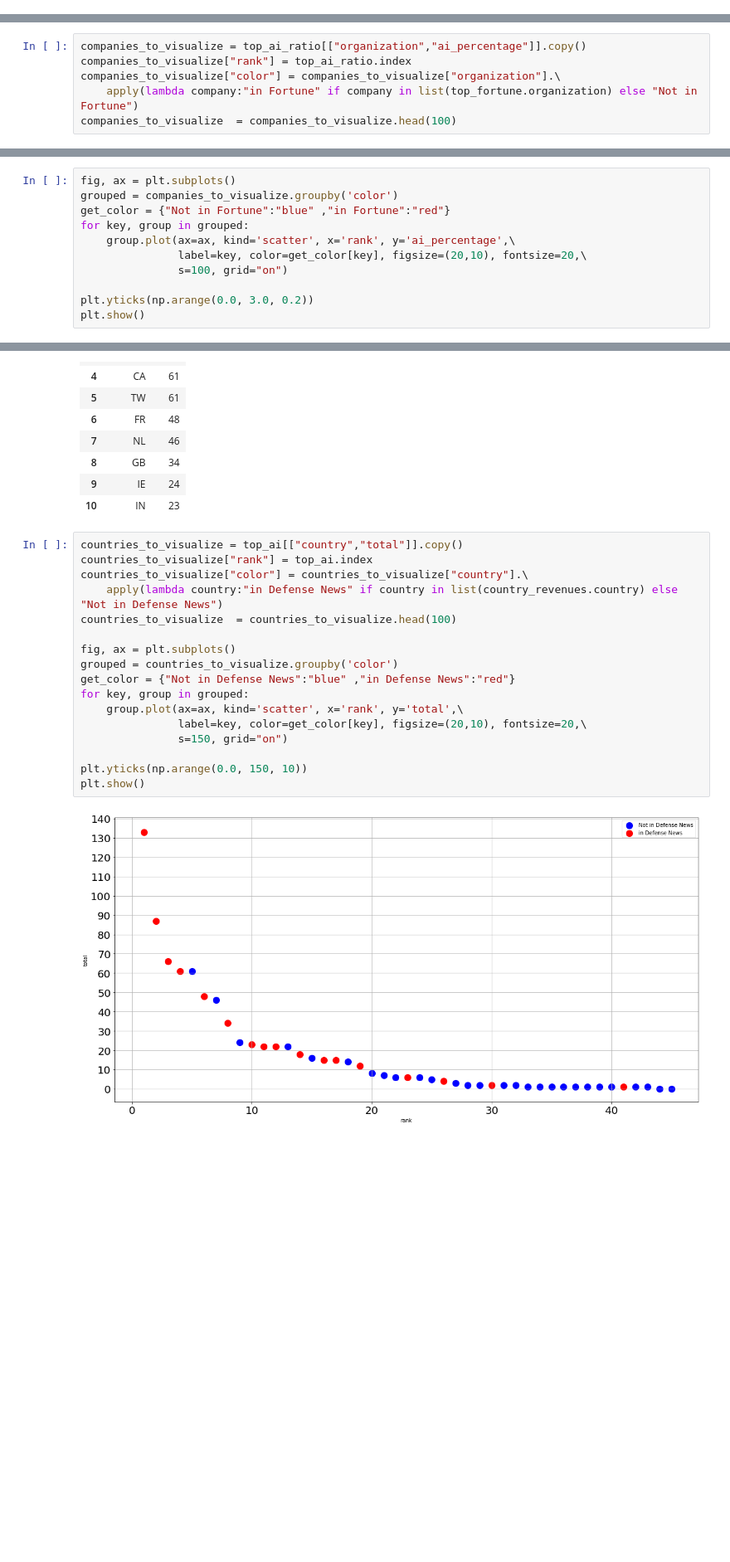
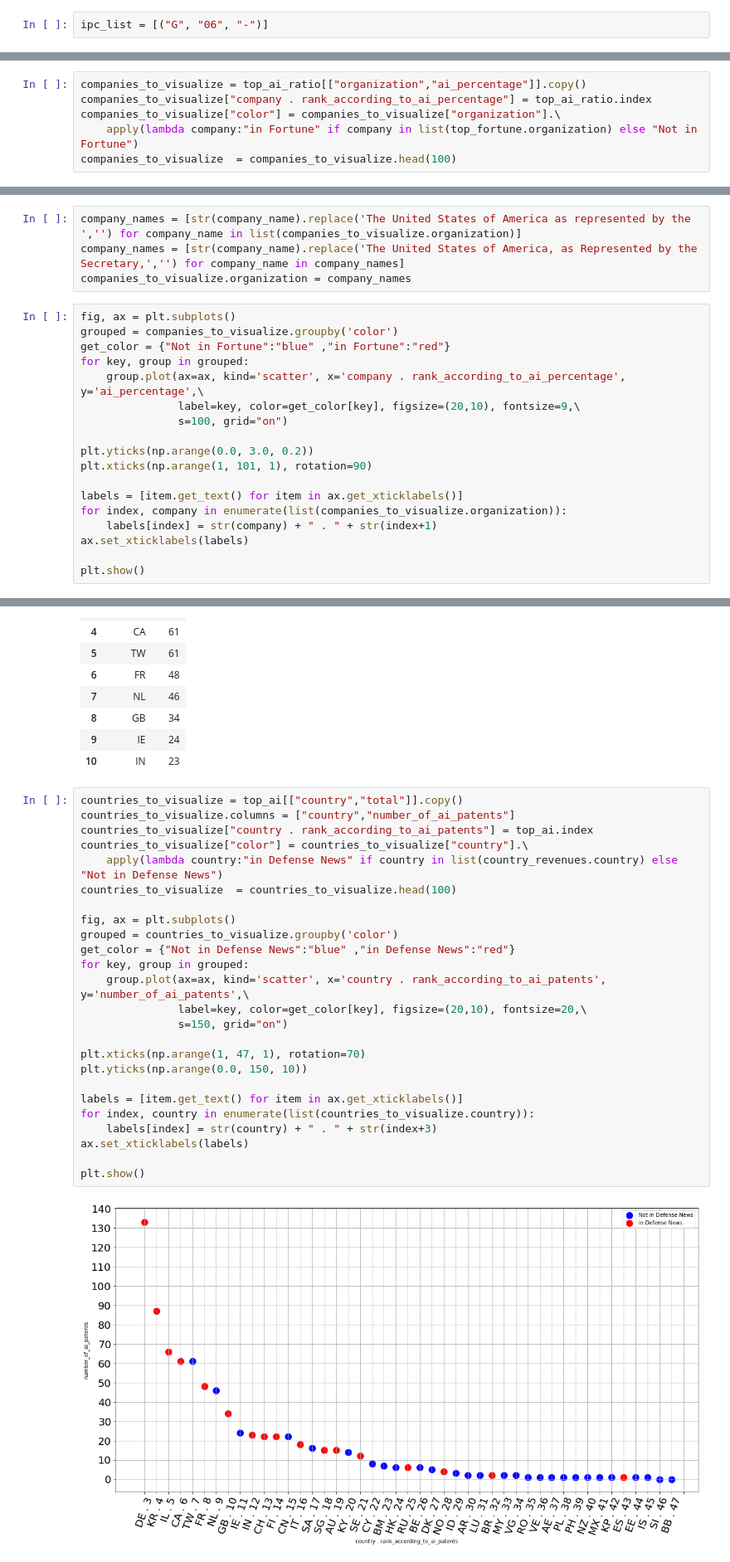
Before and after one commit to oabouzaid/Applied-Data-Analysis, a Jupyter notebook: project/sk.ipynb, the cells around one changed output, grey strips where cells are left out. Shown at 83% size. Drawn from its saved outputs; the diff is of its cells as text; blank space fills up the shorter version.

```diff
--- a/project/sk.ipynb
+++ b/project/sk.ipynb
@@ -86,3 +82,5 @@ ipc_list = [("G", "06", "-")]
+# %%
+ipc_list = [("G", "06", "-")]
 # %% [markdown]
 We iterate through years and months to get total number of patents related to AI.
 # %%
@@ -548,7 +559,7 @@ with pd.option_context('display.max_rows', None, 'display.max_colwidth', -1,):
 Above dataframe displays the top technology companies according to Fortune 500 list. Now, we want to visualize companies so that we would be able to see which companies in our list (ranked by AI patents) made it to the Fortune top 500 list.
 # %%
 companies_to_visualize = top_ai_ratio[["organization","ai_percentage"]].copy()
-companies_to_visualize["rank"] = top_ai_ratio.index
+companies_to_visualize["company . rank_according_to_ai_percentage"] = top_ai_ratio.index
 companies_to_visualize["color"] = companies_to_visualize["organization"].\
     apply(lambda company:"in Fortune" if company in list(top_fortune.organization) else "Not in Fortune")
 companies_to_visualize  = companies_to_visualize.head(100)
@@ -555,12 +568,23 @@ companies_to_visualize  = companies_to_visualize.head(100)
+# %%
+company_names = [str(company_name).replace('The United States of America as represented by the ','') for company_name in list(companies_to_visualize.organization)]
+company_names = [str(company_name).replace('The United States of America, as Represented by the Secretary,','') for company_name in company_names]
+companies_to_visualize.organization = company_names
 # %%
 fig, ax = plt.subplots()
 grouped = companies_to_visualize.groupby('color')
 get_color = {"Not in Fortune":"blue" ,"in Fortune":"red"}
 for key, group in grouped:
-    group.plot(ax=ax, kind='scatter', x='rank', y='ai_percentage',\
-               label=key, color=get_color[key], figsize=(20,10), fontsize=20,\
+    group.plot(ax=ax, kind='scatter', x='company . rank_according_to_ai_percentage', y='ai_percentage',\
+               label=key, color=get_color[key], figsize=(20,10), fontsize=9,\
                s=100, grid="on")
 
 plt.yticks(np.arange(0.0, 3.0, 0.2))
+plt.xticks(np.arange(1, 101, 1), rotation=90)
+
+labels = [item.get_text() for item in ax.get_xticklabels()]
+for index, company in enumerate(list(companies_to_visualize.organization)):
+    labels[index] = str(company) + " . " + str(index+1)
+ax.set_xticklabels(labels)
+
 plt.show()
 # %% [output]
@@ -678,21 +704,29 @@ top_ai.head(10)
 | 10 | IN | 23 |
 # %%
 countries_to_visualize = top_ai[["country","total"]].copy()
-countries_to_visualize["rank"] = top_ai.index
+countries_to_visualize.columns = ["country","number_of_ai_patents"]
+countries_to_visualize["country . rank_according_to_ai_patents"] = top_ai.index
 countries_to_visualize["color"] = countries_to_visualize["country"].\
     apply(lambda country:"in Defense News" if country in list(country_revenues.country) else "Not in Defense News")
 countries_to_visualize  = countries_to_visualize.head(100)
 
 fig, ax = plt.subplots()
 grouped = countries_to_visualize.groupby('color')
 get_color = {"Not in Defense News":"blue" ,"in Defense News":"red"}
 for key, group in grouped:
-    group.plot(ax=ax, kind='scatter', x='rank', y='total',\
+    group.plot(ax=ax, kind='scatter', x='country . rank_according_to_ai_patents', y='number_of_ai_patents',\
                label=key, color=get_color[key], figsize=(20,10), fontsize=20,\
                s=150, grid="on")
 
+plt.xticks(np.arange(1, 47, 1), rotation=70)
 plt.yticks(np.arange(0.0, 150, 10))
+
+labels = [item.get_text() for item in ax.get_xticklabels()]
+for index, country in enumerate(list(countries_to_visualize.country)):
+    labels[index] = str(country) + " . " + str(index+3)
+ax.set_xticklabels(labels)
+
 plt.show()
 # %% [output]
-[figure, old version]
+[figure, new version]
 # %% [markdown]
```
Also changed, not shown: parts of 65 cells of this notebook.
